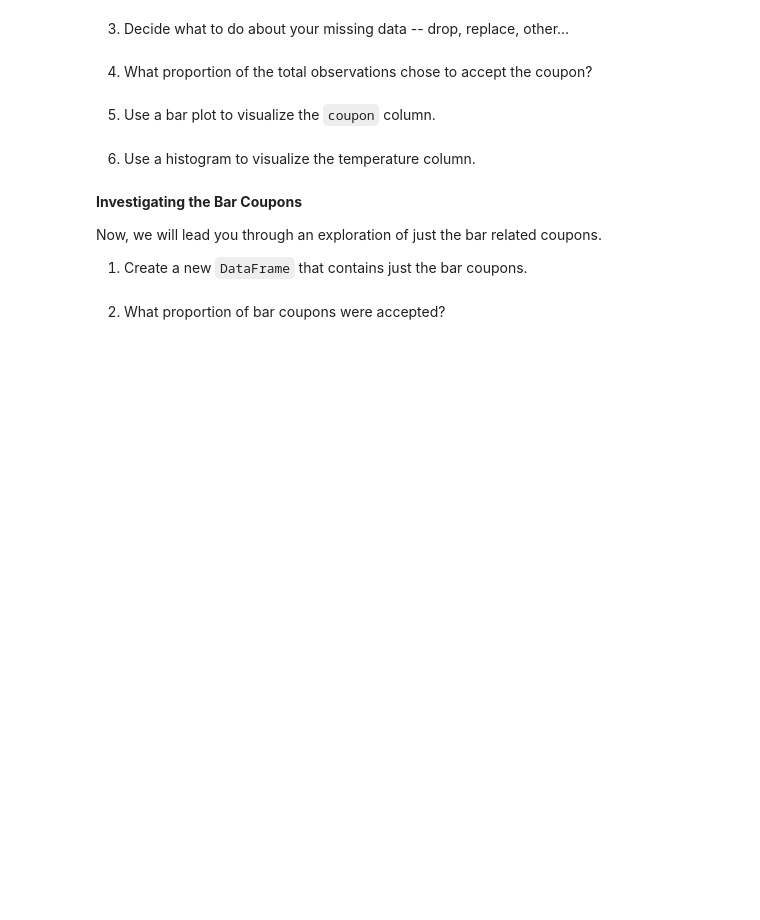
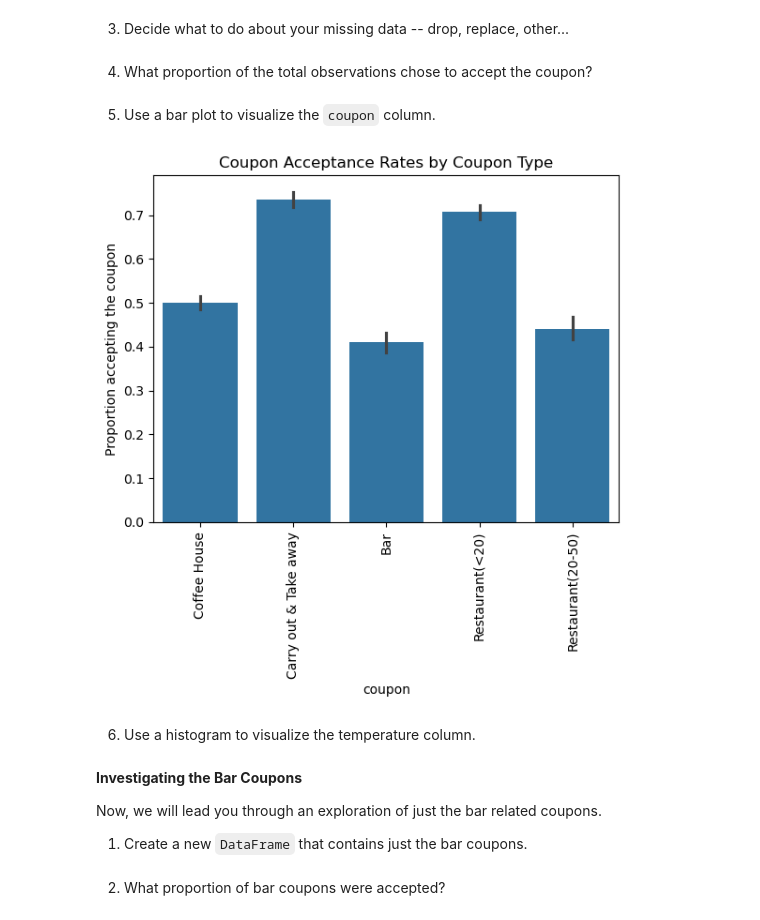
Before and after one commit to bert-pe/Coupon_Acceptance_Analysis, a Jupyter notebook: 5.1_Coupon_Analysis.ipynb, the cells around one changed output. Cells and saved outputs as stored; diff of their text form; code cells hidden in the pictures; blank space fills up the shorter version.

```diff
--- a/5.1_Coupon_Analysis.ipynb
+++ b/5.1_Coupon_Analysis.ipynb
@@ -243,5 +259,22 @@ data = data.dropna()
 # %% [markdown]
 5. Use a bar plot to visualize the `coupon` column.
+# %%
+
+# Using Seaborn to plot the bar chart:
+sns.barplot(
+    x='coupon',
+    y='Y',
+    data=data,
+    # Without this 'order' below, the two restaurant columns were not adjacent:
+    order=['Coffee House', 'Carry out & Take away', 'Bar',
+           'Restaurant(<20)', 'Restaurant(20-50)']
+)
+plt.xticks(rotation=90)
+plt.ylabel("Proportion accepting the coupon")
+plt.title("Coupon Acceptance Rates by Coupon Type")
+plt.show()
+# %% [output]
+[figure, added]
 # %% [markdown]
 6. Use a histogram to visualize the temperature column.
 # %% [markdown]
```
Also changed, not shown: parts of 4 cells of this notebook.
